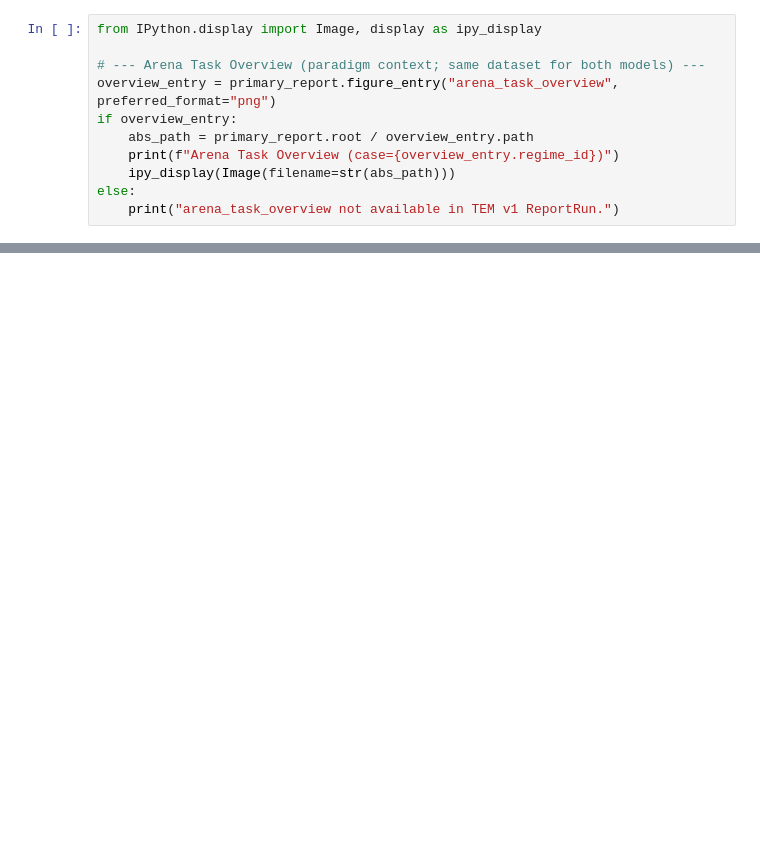
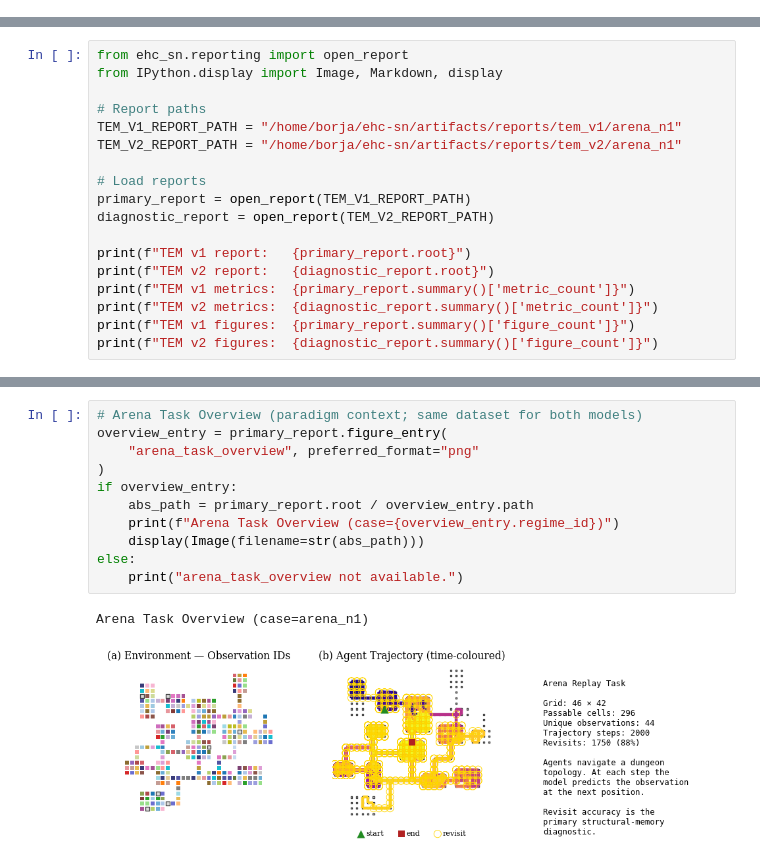
Before and after one commit to BorjaEst/ehc-sn, a Jupyter notebook: notebooks/01_tem_structural_memory_report.ipynb, the cells around one changed output, grey strips where cells are left out. Drawn from its saved outputs; the diff is of its cells as text; blank space fills up the shorter version.

```diff
--- a/notebooks/01_tem_structural_memory_report.ipynb
+++ b/notebooks/01_tem_structural_memory_report.ipynb
@@ -291,11 +0,0 @@ ancestral) across each validation episode.
-# %%
-from IPython.display import Image, display as ipy_display
-
-# --- Arena Task Overview (paradigm context; same dataset for both models) ---
-overview_entry = primary_report.figure_entry("arena_task_overview", preferred_format="png")
-if overview_entry:
-    abs_path = primary_report.root / overview_entry.path
-    print(f"Arena Task Overview (case={overview_entry.regime_id})")
-    ipy_display(Image(filename=str(abs_path)))
-else:
-    print("arena_task_overview not available in TEM v1 ReportRun.")
@@ -703,0 +114,18 @@ python scripts/reporting/run_report.py \
+# %%
+from ehc_sn.reporting import open_report
+from IPython.display import Image, Markdown, display
+
+# Report paths
+TEM_V1_REPORT_PATH = "/home/borja/ehc-sn/artifacts/reports/tem_v1/arena_n1"
+TEM_V2_REPORT_PATH = "/home/borja/ehc-sn/artifacts/reports/tem_v2/arena_n1"
+
+# Load reports
+primary_report = open_report(TEM_V1_REPORT_PATH)
+diagnostic_report = open_report(TEM_V2_REPORT_PATH)
+
+print(f"TEM v1 report:   {primary_report.root}")
+print(f"TEM v2 report:   {diagnostic_report.root}")
+print(f"TEM v1 metrics:  {primary_report.summary()['metric_count']}")
+print(f"TEM v2 metrics:  {diagnostic_report.summary()['metric_count']}")
+print(f"TEM v1 figures:  {primary_report.summary()['figure_count']}")
+print(f"TEM v2 figures:  {diagnostic_report.summary()['figure_count']}")
@@ -703,0 +230,14 @@ python scripts/reporting/run_report.py \
+# %%
+# Arena Task Overview (paradigm context; same dataset for both models)
+overview_entry = primary_report.figure_entry(
+    "arena_task_overview", preferred_format="png"
+)
+if overview_entry:
+    abs_path = primary_report.root / overview_entry.path
+    print(f"Arena Task Overview (case={overview_entry.regime_id})")
+    display(Image(filename=str(abs_path)))
+else:
+    print("arena_task_overview not available.")
+# %% [output]
+Arena Task Overview (case=arena_n1)
+[figure, added]
```
Also changed, not shown: parts of 49 cells of this notebook.
